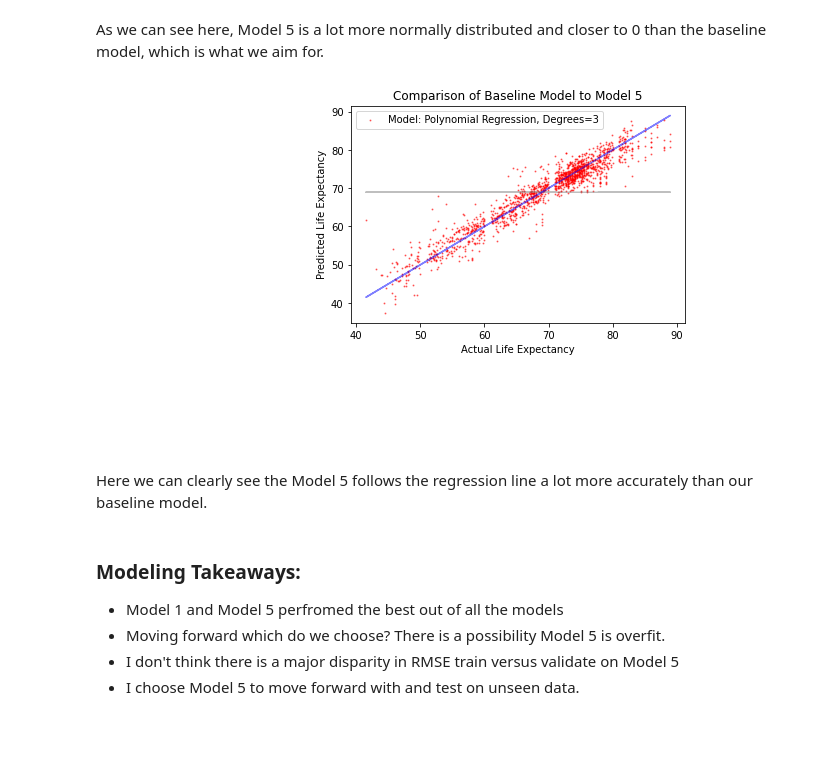
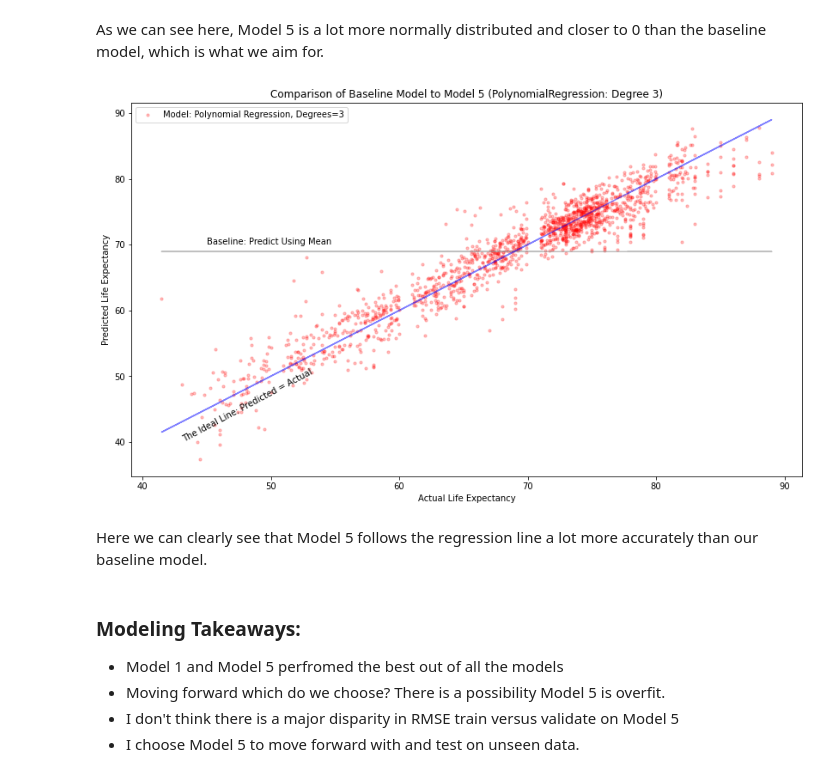
Before and after one commit to DesireeMcElroy/life-expectancy-project, a Jupyter notebook: life_expectancy.ipynb, the cells around one changed output. Drawn from its saved outputs; the diff is of its cells as text; code cells hidden in the pictures; blank space fills up the shorter version.

```diff
--- a/life_expectancy.ipynb
+++ b/life_expectancy.ipynb
@@ -609,28 +685,28 @@ As we can see here, Model 5 is a lot more normally distributed and closer to 0 t
 # %%
 # another look at plotting residual
 
-# plt.figure(figsize=(20,12))
+plt.figure(figsize=(14,8))
 plt.plot(y_train.life_expectancy, y_train.baseline_mean, alpha=.5, color="gray", label='_nolegend_')
-plt.annotate("Baseline: Predict Using Mean", (16, 9.5))
+plt.annotate("Baseline: Predict Using Mean", (45, 70))
 
 plt.plot(y_train.life_expectancy, y_train.life_expectancy, alpha=.5, color="blue", label='_nolegend_')
-plt.annotate("The Ideal Line: Predicted = Actual", (.5, 3.5), rotation=15.5)
+plt.annotate("The Ideal Line: Predicted = Actual", (43, 40), rotation=28)
 
 plt.scatter(y_train.life_expectancy, y_train.model5,
-            alpha=.5, color="red", s=1, label="Model: Polynomial Regression, Degrees=3")
+            alpha=.25, color="red", s=10, label="Model: Polynomial Regression, Degrees=3")
 
 
 
 plt.legend()
 plt.xlabel("Actual Life Expectancy")
 plt.ylabel("Predicted Life Expectancy")
-plt.title("Comparison of Baseline Model to Model 5")
+plt.title("Comparison of Baseline Model to Model 5 (PolynomialRegression: Degree 3)")
 
 plt.show()
 # %% [output]
-[figure, old version]
+[figure, new version]
 # %% [markdown]
-Here we can clearly see the Model 5 follows the regression line a lot more accurately than our baseline model.
+Here we can clearly see that Model 5 follows the regression line a lot more accurately than our baseline model.
 # %% [markdown]
 ### Modeling Takeaways:
 - Model 1 and Model 5 perfromed the best out of all the models
```
Also changed, not shown: parts of 31 cells of this notebook.
